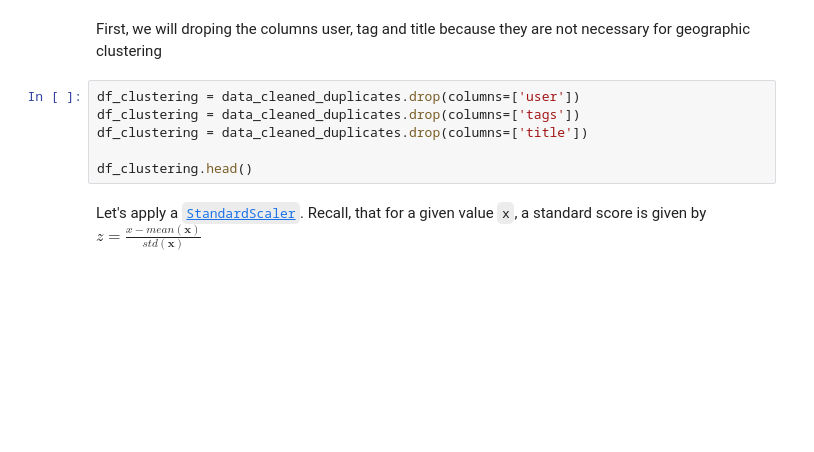
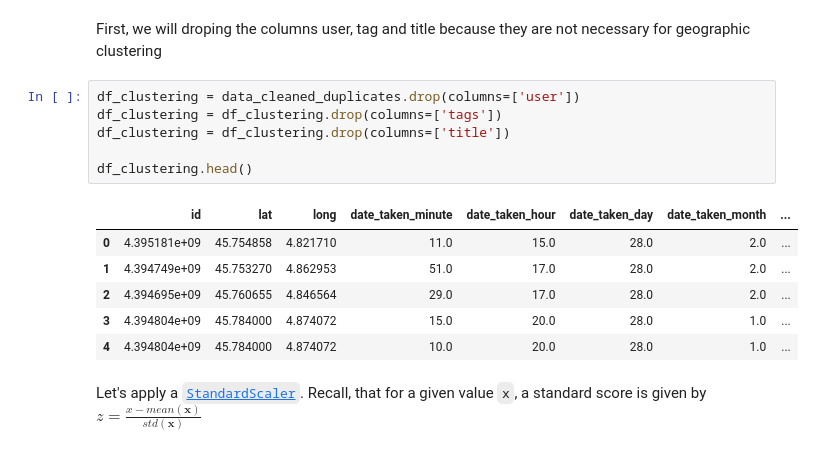
Before and after one commit to smnpp/hotspot-detection, a Jupyter notebook: notebook.ipynb, the cells around one changed output. Cells and saved outputs as stored; diff of their text form; blank space fills up the shorter version.

```diff
--- a/notebook.ipynb
+++ b/notebook.ipynb
@@ -79,10 +164,17 @@ data_cleaned_duplicates.describe()
 First, we will droping the columns user, tag and title because they are not necessary for geographic clustering
 # %%
 df_clustering = data_cleaned_duplicates.drop(columns=['user'])
-df_clustering = data_cleaned_duplicates.drop(columns=['tags'])
-df_clustering = data_cleaned_duplicates.drop(columns=['title'])
+df_clustering = df_clustering.drop(columns=['tags'])
+df_clustering = df_clustering.drop(columns=['title'])
 
 df_clustering.head()
+# %% [output]
+|  | id | lat | long | date_taken_minute | date_taken_hour | date_taken_day | date_taken_month | ... |
+| 0 | 4.395181e+09 | 45.754858 | 4.821710 | 11.0 | 15.0 | 28.0 | 2.0 | ... |
+| 1 | 4.394749e+09 | 45.753270 | 4.862953 | 51.0 | 17.0 | 28.0 | 2.0 | ... |
+| 2 | 4.394695e+09 | 45.760655 | 4.846564 | 29.0 | 17.0 | 28.0 | 2.0 | ... |
+| 3 | 4.394804e+09 | 45.784000 | 4.874072 | 15.0 | 20.0 | 28.0 | 1.0 | ... |
+| 4 | 4.394804e+09 | 45.784000 | 4.874072 | 10.0 | 20.0 | 28.0 | 1.0 | ... |
 # %% [markdown]
 Let's apply a [`StandardScaler`](https://scikit-learn.org/stable/modules/generated/sklearn.preprocessing.StandardScaler.html). Recall, that for a given value `x`, a standard score is given by $z = \frac{x - mean(\mathbf{x})}{std(\mathbf{x})}$
 # %%
```
Also changed, not shown: parts of 8 cells of this notebook.
